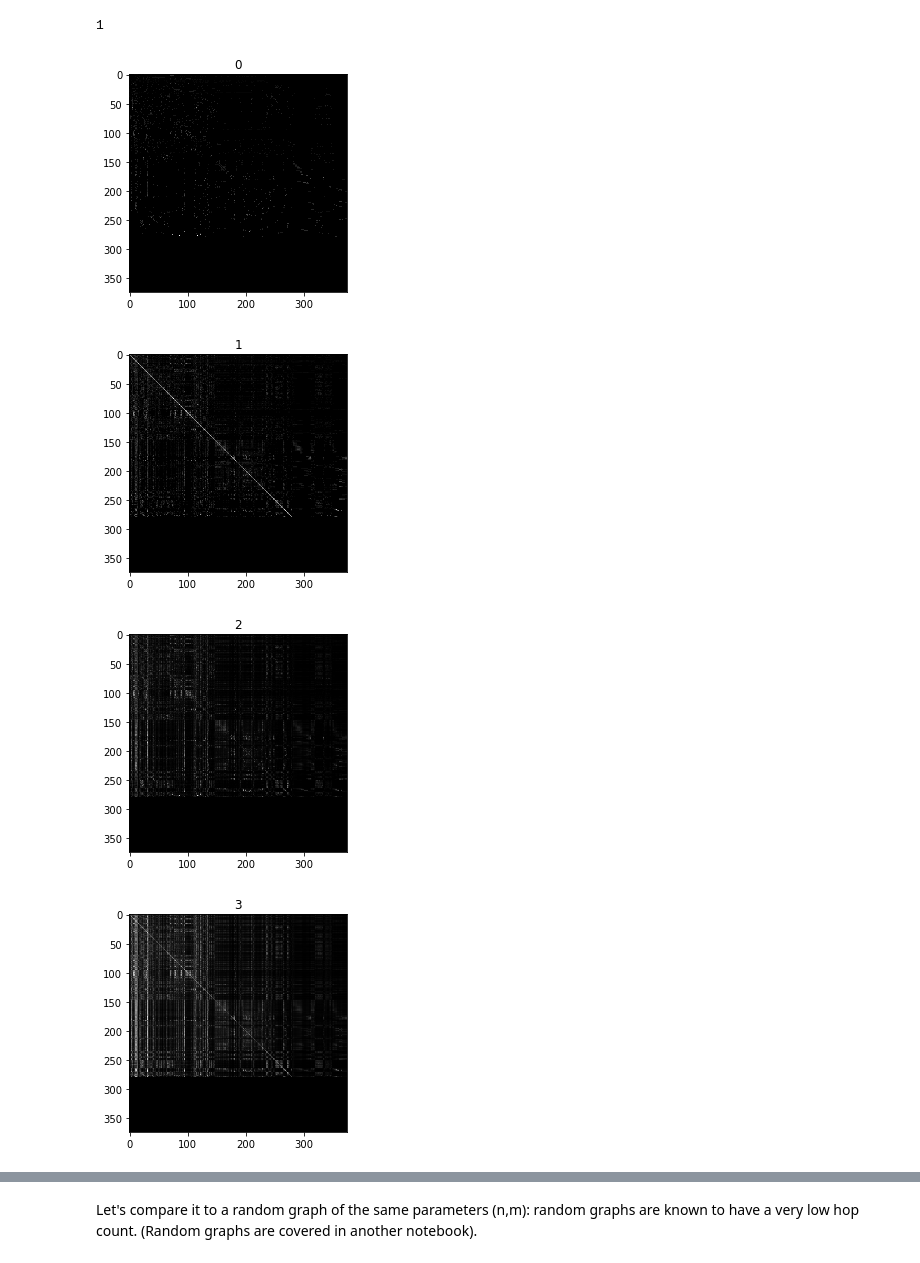
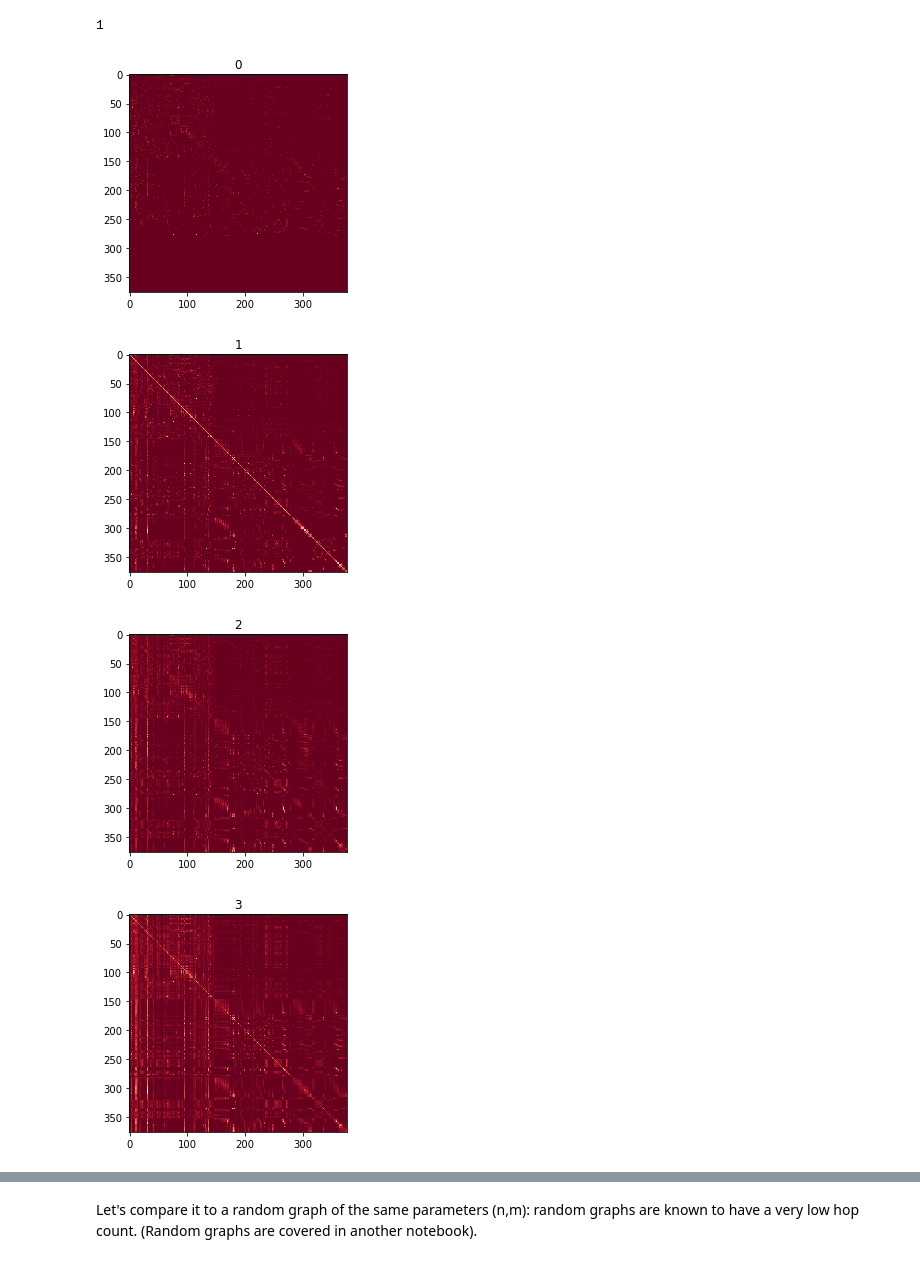
Before and after one commit to oercompbiomed/CBM101, a Jupyter notebook: D_Network_analysis/4_Connectome_C_elegans.ipynb, the cells around one changed output, grey strips where cells are left out. Drawn from its saved outputs; the diff is of its cells as text; code cells hidden in the pictures.

```diff
--- a/D_Network_analysis/4_Connectome_C_elegans.ipynb
+++ b/D_Network_analysis/4_Connectome_C_elegans.ipynb
@@ -118,3 +73,0 @@ data[data.Type=='NMJ']
-# %%
-# remove neuromuscular junction (will add later from other dataset)
-data = data[data.loc[:,'Neuron 2'] != 'NMJ']
@@ -201,0 +173,8 @@ array(['Sensory', 'SensoryNB', 'MDL05', 'MDR05', 'MDL08', 'MDR08',
+# %%
+## only keep body wall muscles - the ones with name prefixes MDR/L or MVR/L.
+# pandas supports regex:
+bodywall = muscles.loc[:,"Landmark"].str.match(pat = "^M[DV][LR][0-9]")
+
+#comment: this matching algorithm is known as a regular expression. This one lets you match for a string
+#beginning with and M, followed by a D or V, followed by a L or R. In other words it will match anything
+#starting with "MDL", "MDR", "MVL" or "MVR"
@@ -202,3 +204,6 @@ array(['Sensory', 'SensoryNB', 'MDL05', 'MDR05', 'MDL08', 'MDR08',
+# %%
+# %load solutions/ex4_3c.py
+muscles = muscles[bodywall] #boolean indexing
 # %%
 muscles.head()
 # %% [output]
@@ -268,3 +215,0 @@ Body wall muscles:
-# %%
-# %load solutions/...
-muscles = muscles[bdwl]
@@ -699,22 +517,22 @@ bct.number_of_components(matrix+matrix.T)
 # %%
 #digression
 from itertools import repeat
 M = matrix.copy()
 
 #normalize to make a markov transition matrix
 def norm_markov(M):
     rowsums = M.sum(1)
     M = M/rowsums
     M = np.nan_to_num(M, copy=False)
     return M
 
 M = norm_markov(M)
 
 for i,m in enumerate(repeat(M, 10)):
-    if i%1==0: plt.imshow(M,cmap='gray');plt.title(i); plt.show()
-    M=norm_markov(M@m)
+    if i%1==0: plt.imshow(M, cmap='RdBu');plt.title(i); plt.show()
+    M=norm_markov(M.T@m)
 # %% [output]
-[figure, old version]
+[figure, new version]
-[figure, old version]
+[figure, new version]
-[figure, old version]
+[figure, new version]
-[figure, old version]
+[figure, new version]
```
Also changed, not shown: parts of 145 cells of this notebook.
